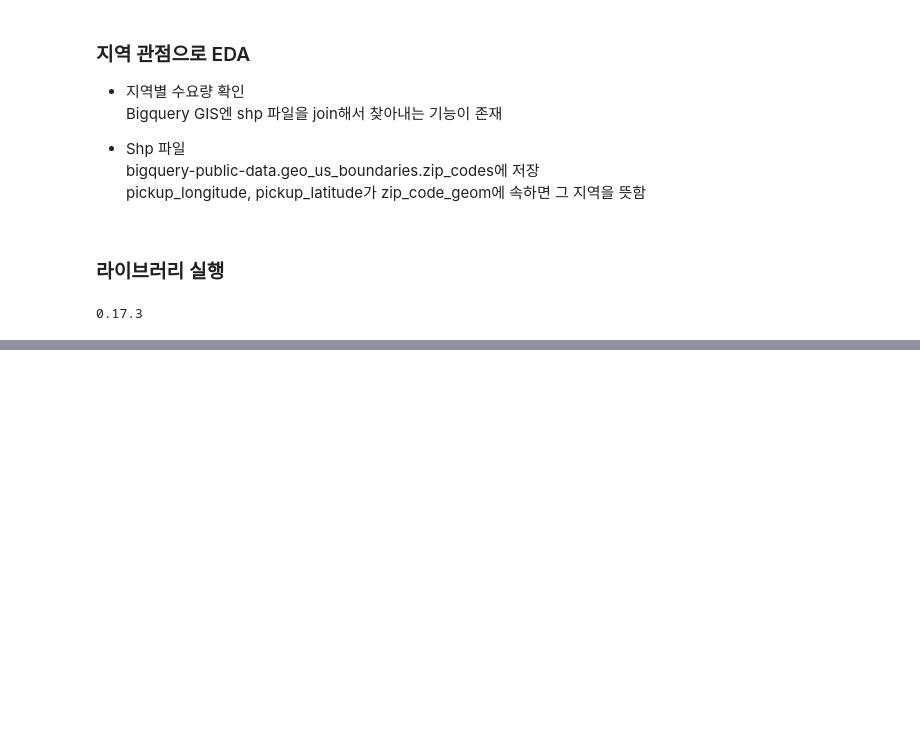
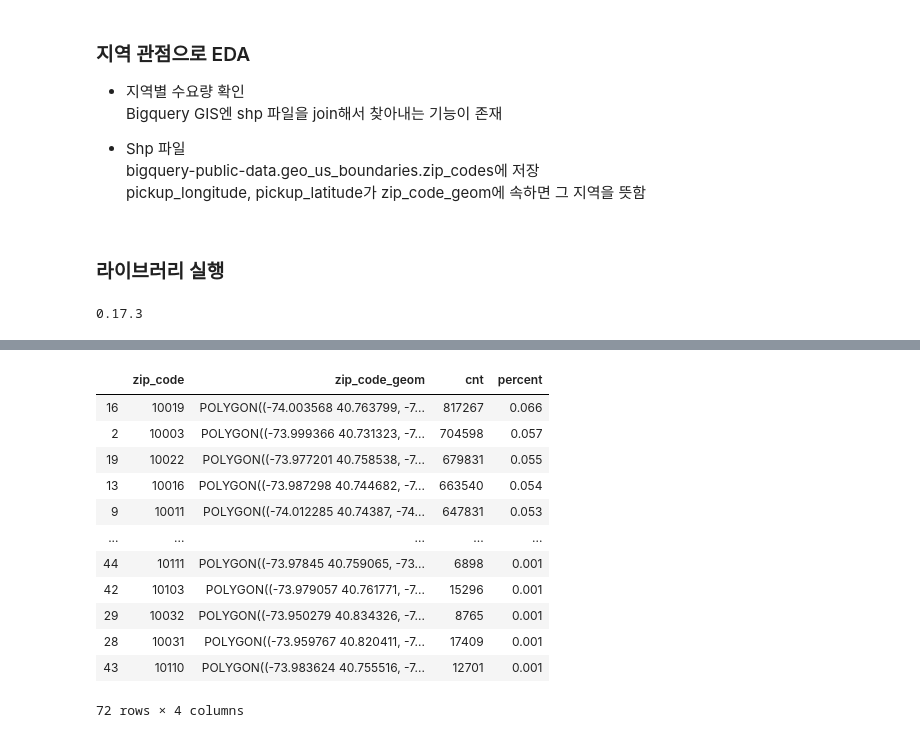
Before and after one commit to jeonprize/New_york_demand_forecasting, a Jupyter notebook: EDA ( Region ).ipynb, the cells around one changed output, grey strips where cells are left out. Saved outputs shown, nothing was run; the diff lists cells and outputs as text; code cells hidden in the pictures; blank space fills up the shorter version.

```diff
--- a/EDA ( Region ).ipynb
+++ b/EDA ( Region ).ipynb
@@ -56,0 +117,16 @@ df = pd.read_gbq(query=query, dialect='standard', project_id='new-york-taxi-3095
+# %%
+filter_zip_code.sort_values(by='percent',ascending=False)
+# %% [output]
+|  | zip_code | zip_code_geom | cnt | percent |
+| 16 | 10019 | POLYGON((-74.003568 40.763799, -7... | 817267 | 0.066 |
+| 2 | 10003 | POLYGON((-73.999366 40.731323, -7... | 704598 | 0.057 |
+| 19 | 10022 | POLYGON((-73.977201 40.758538, -7... | 679831 | 0.055 |
+| 13 | 10016 | POLYGON((-73.987298 40.744682, -7... | 663540 | 0.054 |
+| 9 | 10011 | POLYGON((-74.012285 40.74387, -74... | 647831 | 0.053 |
+| ... | ... | ... | ... | ... |
+| 44 | 10111 | POLYGON((-73.97845 40.759065, -73... | 6898 | 0.001 |
+| 42 | 10103 | POLYGON((-73.979057 40.761771, -7... | 15296 | 0.001 |
+| 29 | 10032 | POLYGON((-73.950279 40.834326, -7... | 8765 | 0.001 |
+| 28 | 10031 | POLYGON((-73.959767 40.820411, -7... | 17409 | 0.001 |
+| 43 | 10110 | POLYGON((-73.983624 40.755516, -7... | 12701 | 0.001 |
+72 rows × 4 columns
```
Also changed, not shown: parts of 6 cells of this notebook.
